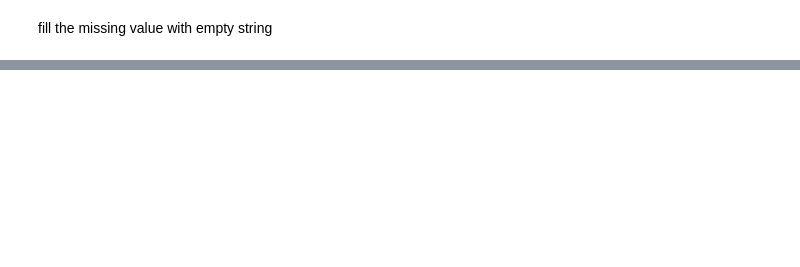
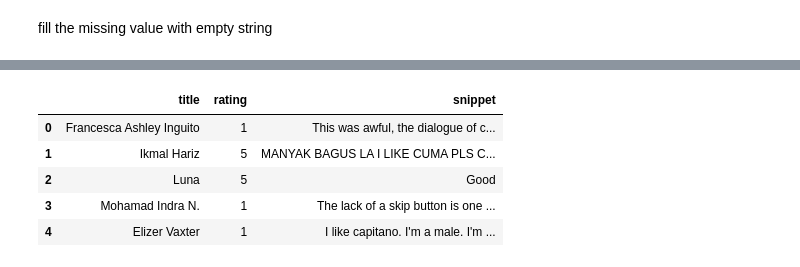
Before and after one commit to MFarisA/system-retrieval-information, a Jupyter notebook: STKI-A112214647-UAS/pre-process.ipynb, the cells around one changed output, grey strips where cells are left out. Saved outputs shown, nothing was run; the diff lists cells and outputs as text; code cells hidden in the pictures; blank space fills up the shorter version.

```diff
--- a/STKI-A112214647-UAS/pre-process.ipynb
+++ b/STKI-A112214647-UAS/pre-process.ipynb
@@ -160,0 +50,17 @@ plt.show()
+# %%
+# Menghapus kolom yang tidak diperlukan
+data = data.drop(columns=['id', 'avatar', 'date', 'iso_date', 'response', 'likes'])
+
+# Menyimpan file yang sudah diproses ke dalam folder 'data/preprocessed/'
+preprocessed_file_path = 'data/preprocessed/genshin_impact_reviews_processed.csv'
+data.to_csv(preprocessed_file_path, index=False)
+
+# Menampilkan data yang telah diproses
+data.head()
+# %% [output]
+|  | title | rating | snippet |
+| 0 | Francesca Ashley Inguito | 1 | This was awful, the dialogue of c... |
+| 1 | Ikmal Hariz | 5 | MANYAK BAGUS LA I LIKE CUMA PLS C... |
+| 2 | Luna | 5 | Good |
+| 3 | Mohamad Indra N. | 1 | The lack of a skip button is one ... |
+| 4 | Elizer Vaxter | 1 | I like capitano. I'm a male. I'm ... |
```
Also changed, not shown: parts of 22 cells of this notebook, 8 other files.
